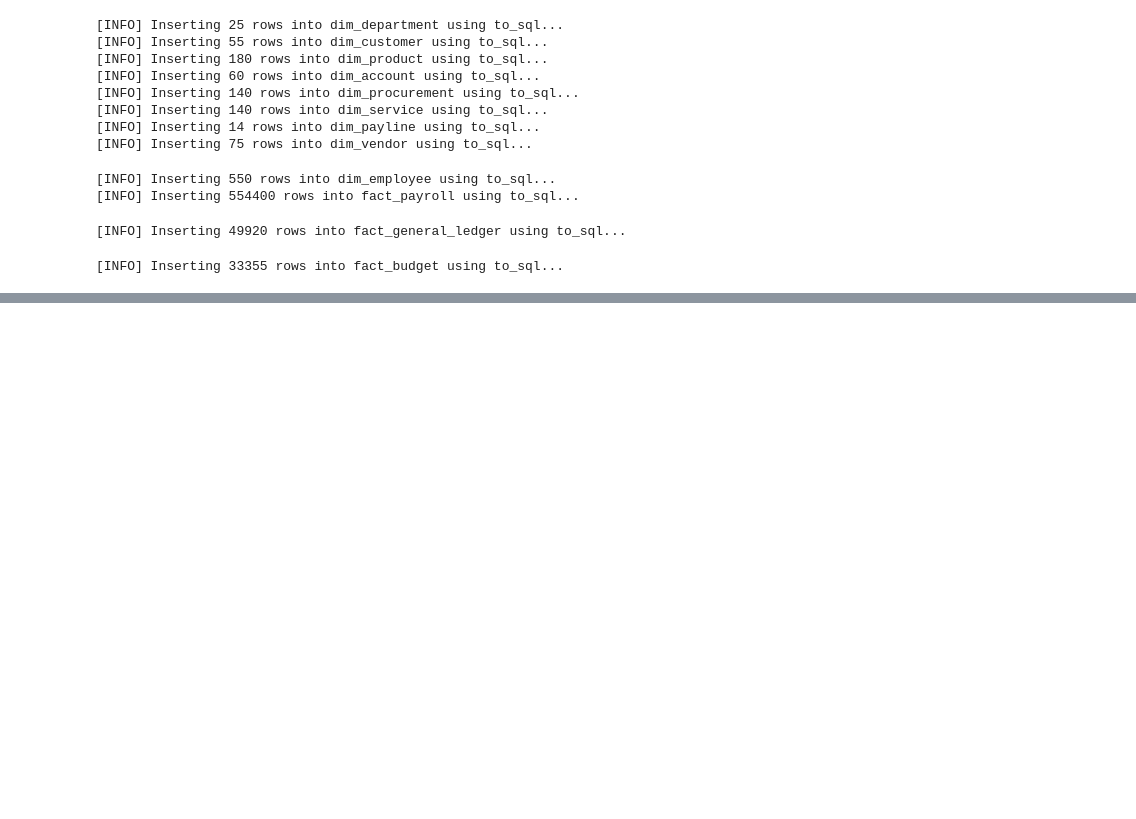
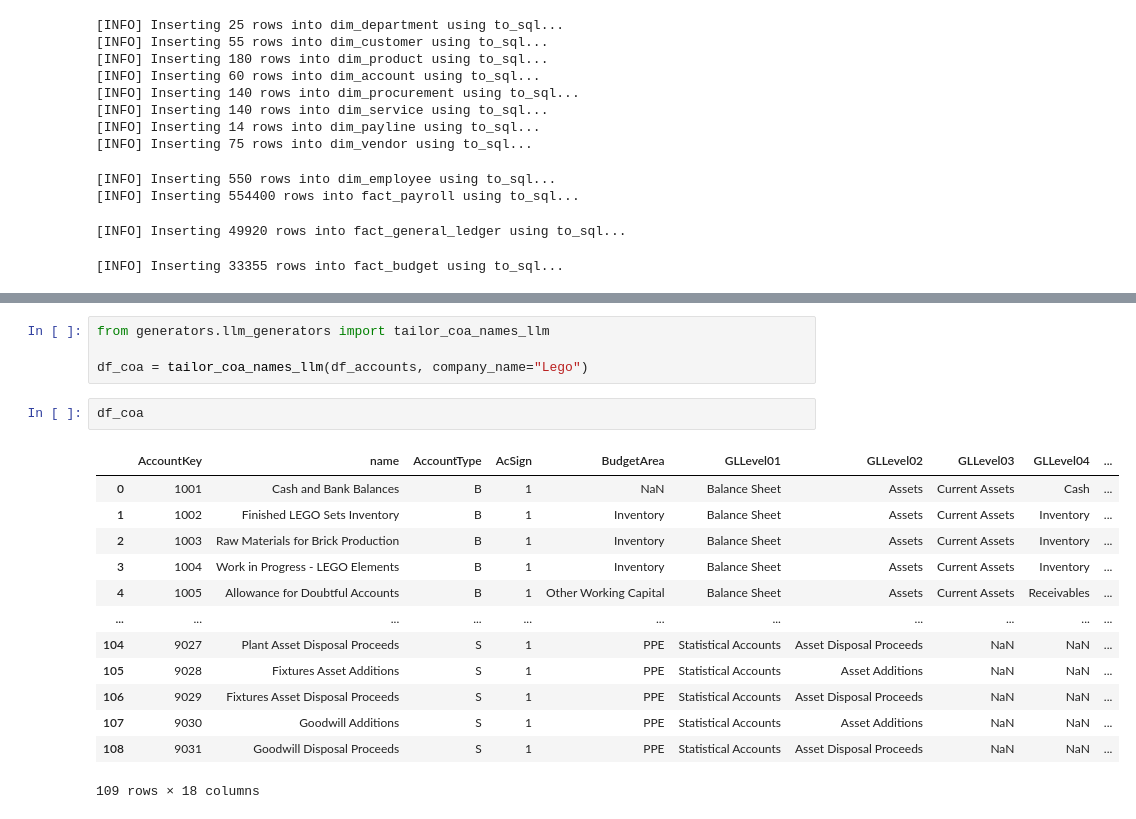
Before and after one commit to JBaltaMG/SynetheticDataGeneration, a Jupyter notebook: main.ipynb, the cells around one changed output, grey strips where cells are left out. Cells and saved outputs as stored; diff of their text form; blank space fills up the shorter version.

```diff
--- a/main.ipynb
+++ b/main.ipynb
@@ -53,0 +492,20 @@ execute_db_operations(version_tag)
+# %%
+from generators.llm_generators import tailor_coa_names_llm
+
+df_coa = tailor_coa_names_llm(df_accounts, company_name="Lego")
+# %%
+df_coa
+# %% [output]
+|  | AccountKey | name | AccountType | AcSign | BudgetArea | GLLevel01 | GLLevel02 | GLLevel03 | GLLevel04 | ... |
+| 0 | 1001 | Cash and Bank Balances | B | 1 | NaN | Balance Sheet | Assets | Current Assets | Cash | ... |
+| 1 | 1002 | Finished LEGO Sets Inventory | B | 1 | Inventory | Balance Sheet | Assets | Current Assets | Inventory | ... |
+| 2 | 1003 | Raw Materials for Brick Production | B | 1 | Inventory | Balance Sheet | Assets | Current Assets | Inventory | ... |
+| 3 | 1004 | Work in Progress - LEGO Elements | B | 1 | Inventory | Balance Sheet | Assets | Current Assets | Inventory | ... |
+| 4 | 1005 | Allowance for Doubtful Accounts | B | 1 | Other Working Capital | Balance Sheet | Assets | Current Assets | Receivables | ... |
+| ... | ... | ... | ... | ... | ... | ... | ... | ... | ... | ... |
+| 104 | 9027 | Plant Asset Disposal Proceeds | S | 1 | PPE | Statistical Accounts | Asset Disposal Proceeds | NaN | NaN | ... |
+| 105 | 9028 | Fixtures Asset Additions | S | 1 | PPE | Statistical Accounts | Asset Additions | NaN | NaN | ... |
+| 106 | 9029 | Fixtures Asset Disposal Proceeds | S | 1 | PPE | Statistical Accounts | Asset Disposal Proceeds | NaN | NaN | ... |
+| 107 | 9030 | Goodwill Additions | S | 1 | PPE | Statistical Accounts | Asset Additions | NaN | NaN | ... |
+| 108 | 9031 | Goodwill Disposal Proceeds | S | 1 | PPE | Statistical Accounts | Asset Disposal Proceeds | NaN | NaN | ... |
+109 rows × 18 columns
```
Also changed, not shown: parts of 37 cells of this notebook, 7 other files.
